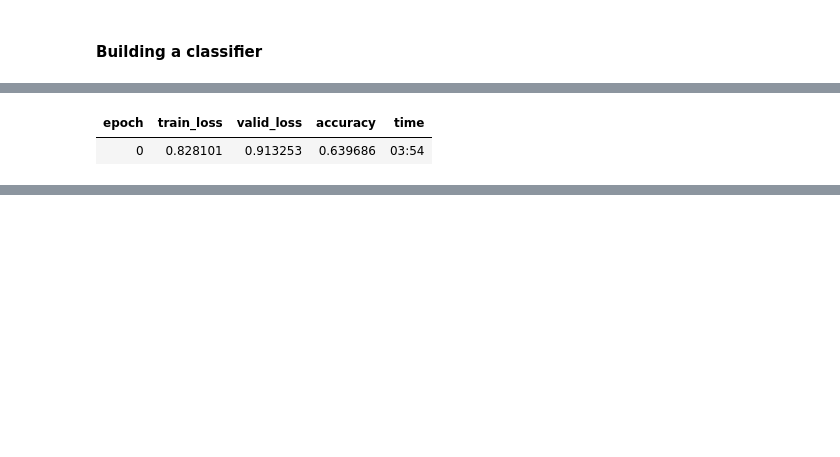
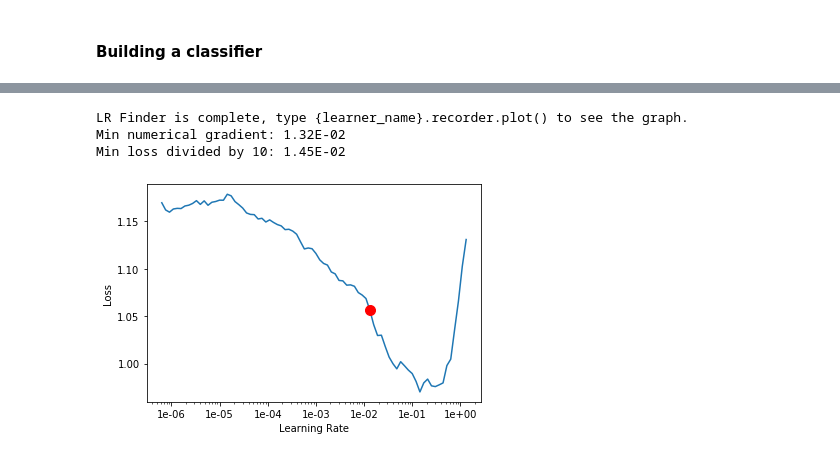
Before and after one commit to AlekseiMikhalev/Data-Science-Projects, a Jupyter notebook: ULMFiT_analysis.ipynb, the cells around one changed output, grey strips where cells are left out. Saved outputs shown, nothing was run; the diff lists cells and outputs as text; code cells hidden in the pictures; blank space fills up the shorter version.

```diff
--- a/ULMFiT_analysis.ipynb
+++ b/ULMFiT_analysis.ipynb
@@ -531,5 +549,4 @@ learn = text_classifier_learner(data_clas, AWD_LSTM, drop_mult=0.5)
-# %%
-learn.fit_one_cycle(1, 1e-2)
-# %% [output]
-| epoch | train_loss | valid_loss | accuracy | time |
-| 0 | 0.828101 | 0.913253 | 0.639686 | 03:54 |
+# %%
+learn.lr_find()
+learn.recorder.plot(suggestion=True)
+# %% [output]
@@ -535,0 +554,4 @@ learn.fit_one_cycle(1, 1e-2)
+LR Finder is complete, type {learner_name}.recorder.plot() to see the graph.
+Min numerical gradient: 1.32E-02
+Min loss divided by 10: 1.45E-02
+[figure, added]
```
Also changed, not shown: parts of 22 cells of this notebook.
